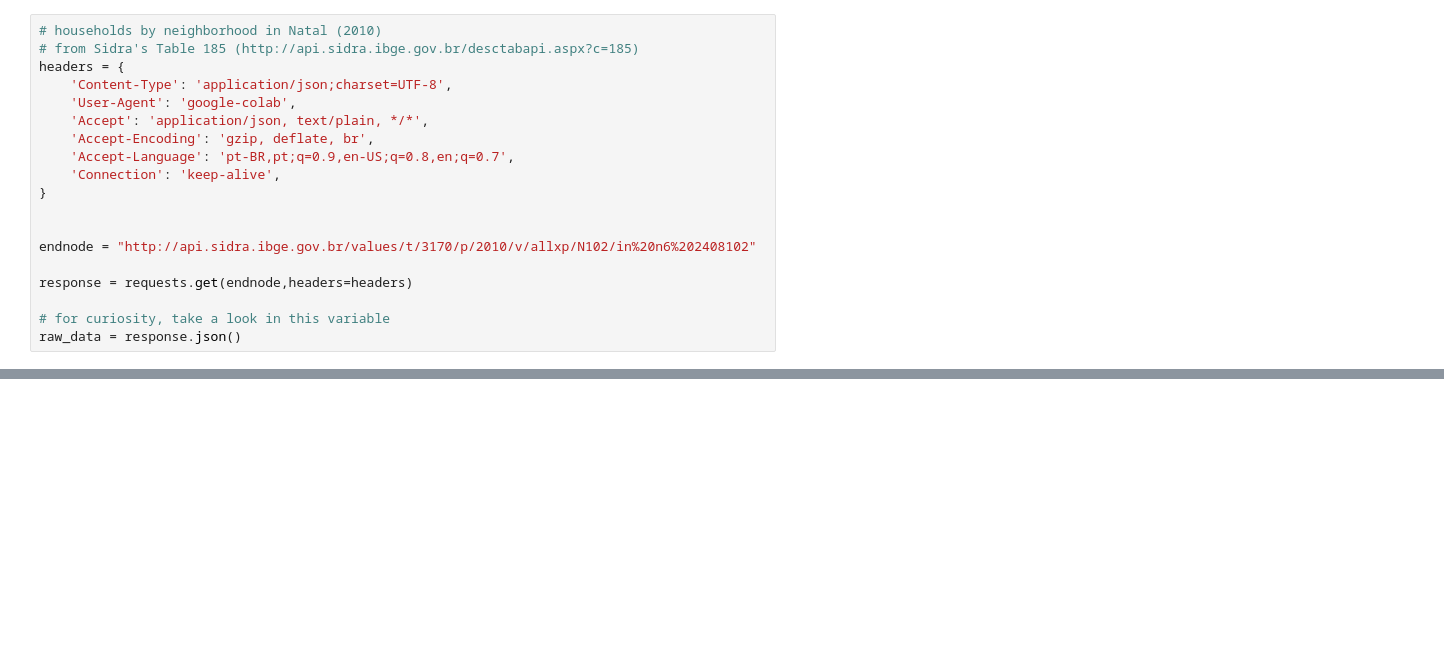
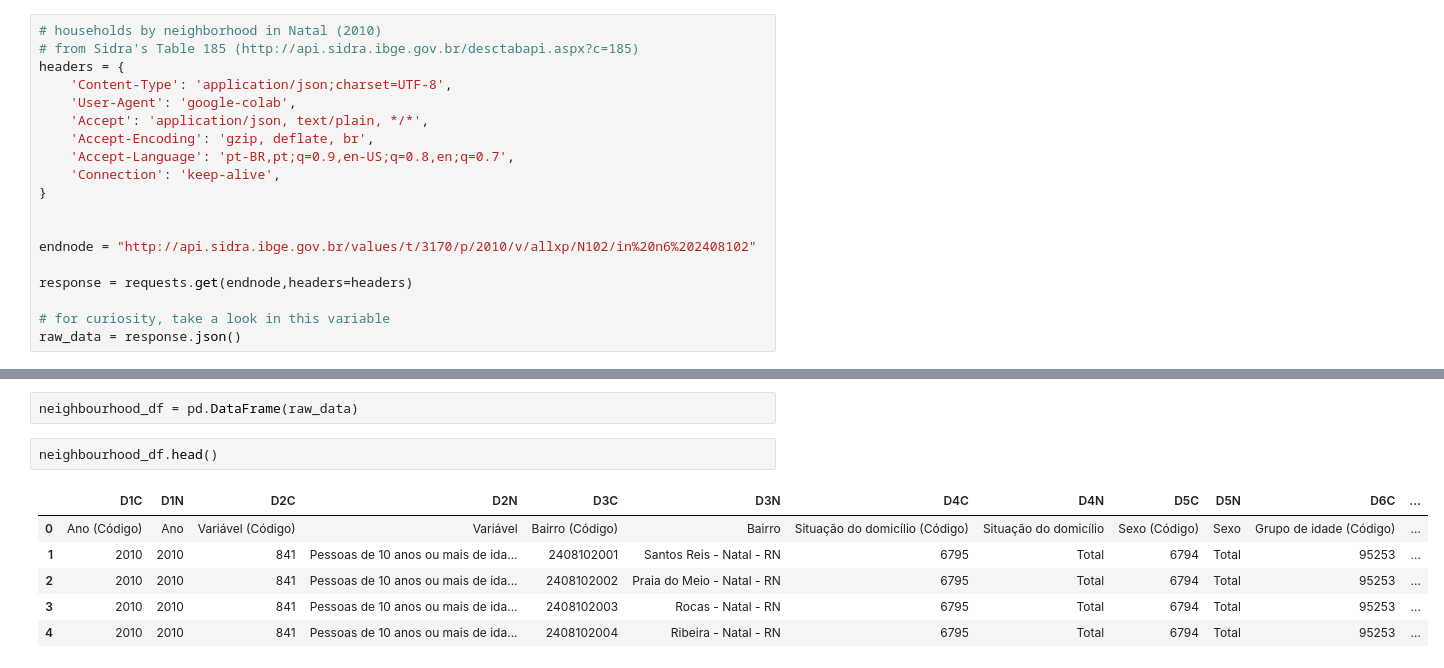
Before and after one commit to nymarya/the-walking-distance, a Jupyter notebook: noteboooks/Building_the_dataset.ipynb, the cells around one changed output, grey strips where cells are left out. Cells and saved outputs as stored; diff of their text form; blank space fills up the shorter version.

```diff
--- a/noteboooks/Building_the_dataset.ipynb
+++ b/noteboooks/Building_the_dataset.ipynb
@@ -128,3 +162,14 @@ raw_data
+# %%
+neighbourhood_df = pd.DataFrame(raw_data)
+# %%
+neighbourhood_df.head()
+# %% [output]
+|  | D1C | D1N | D2C | D2N | D3C | D3N | D4C | D4N | D5C | D5N | D6C | ... |
+| 0 | Ano (Código) | Ano | Variável (Código) | Variável | Bairro (Código) | Bairro | Situação do domicílio (Código) | Situação do domicílio | Sexo (Código) | Sexo | Grupo de idade (Código) | ... |
+| 1 | 2010 | 2010 | 841 | Pessoas de 10 anos ou mais de ida... | 2408102001 | Santos Reis - Natal - RN | 6795 | Total | 6794 | Total | 95253 | ... |
+| 2 | 2010 | 2010 | 841 | Pessoas de 10 anos ou mais de ida... | 2408102002 | Praia do Meio - Natal - RN | 6795 | Total | 6794 | Total | 95253 | ... |
+| 3 | 2010 | 2010 | 841 | Pessoas de 10 anos ou mais de ida... | 2408102003 | Rocas - Natal - RN | 6795 | Total | 6794 | Total | 95253 | ... |
+| 4 | 2010 | 2010 | 841 | Pessoas de 10 anos ou mais de ida... | 2408102004 | Ribeira - Natal - RN | 6795 | Total | 6794 | Total | 95253 | ... |
 # %%
 neigh_id = []
 neigh_name = []
```
Also changed, not shown: parts of 26 cells of this notebook.
